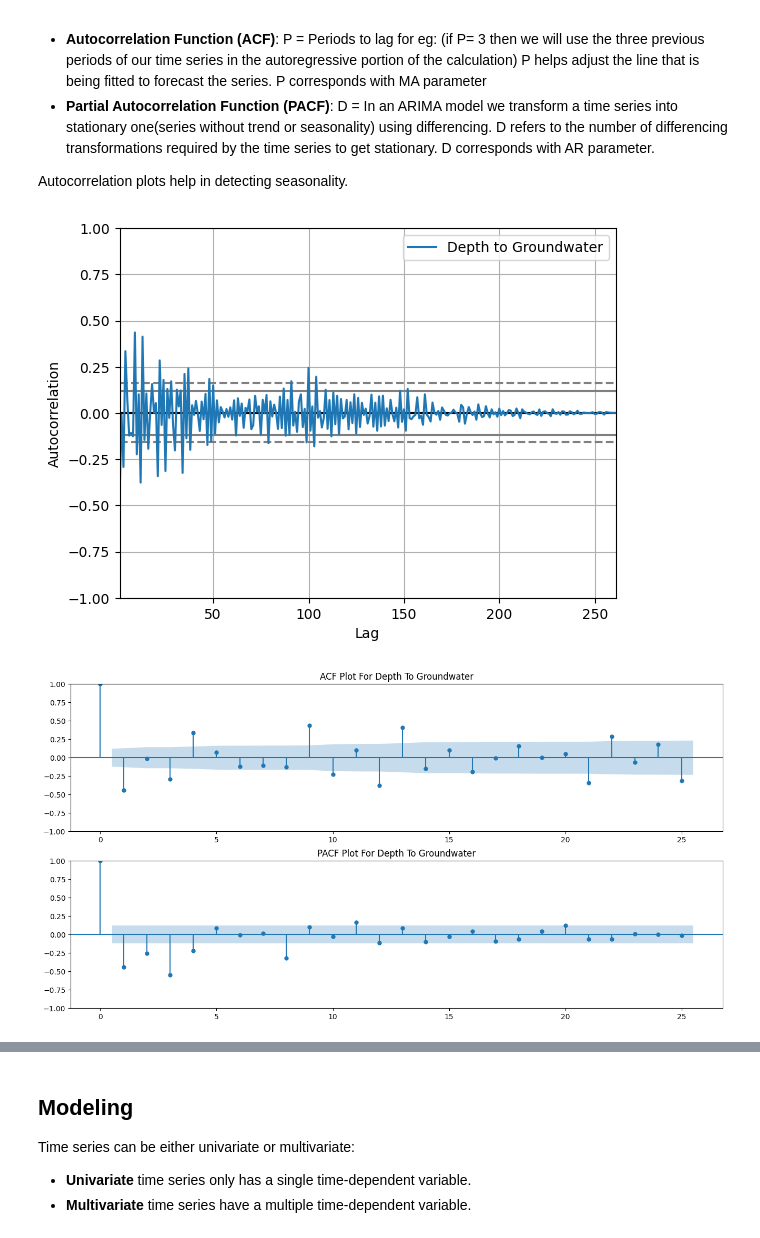
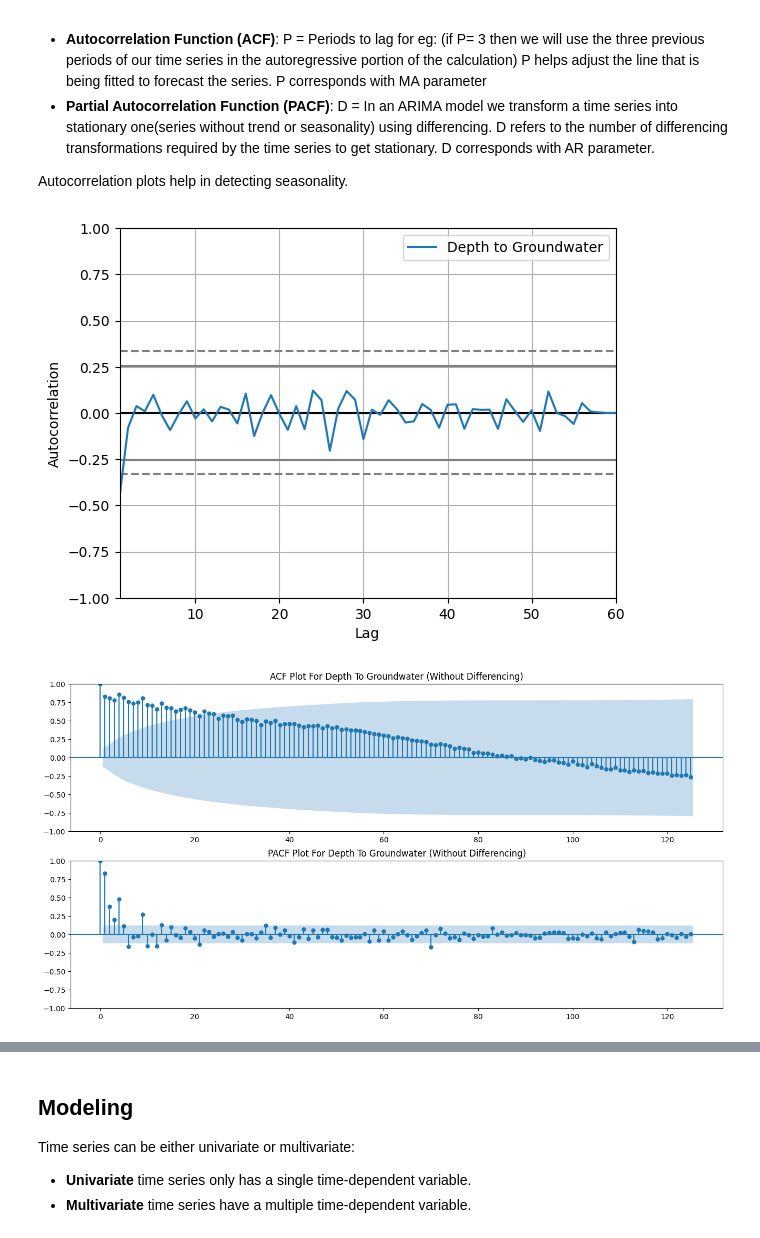
Before and after one commit to thisishasan/bigdata_mod_b, a Jupyter notebook: code.ipynb, the cells around one changed output, grey strips where cells are left out. Drawn from its saved outputs; the diff is of its cells as text; code cells hidden in the pictures.

```diff
--- a/code.ipynb
+++ b/code.ipynb
@@ -539,19 +539,19 @@ Autocorrelation plots help in detecting seasonality.
 # %%
 from pandas.plotting import autocorrelation_plot
 
-autocorrelation_plot(df['depth_to_groundwater_diff_1'], label='Depth to Groundwater')
+autocorrelation_plot(df['depth_to_groundwater_diff_1'].iloc[:60], label='Depth to Groundwater')
 plt.show()
 # %% [output]
-[figure, old version]
+[figure, new version]
 # %%
 from statsmodels.graphics.tsaplots import plot_acf
 from statsmodels.graphics.tsaplots import plot_pacf
 
-f, ax = plt.subplots(nrows=2, ncols=1, figsize=(16, 8), label = "aaaa")
+f, ax = plt.subplots(nrows=2, ncols=1, figsize=(16, 8))
 
-plot_acf(df['depth_to_groundwater_diff_1'],  ax=ax[0], title="ACF Plot For Depth To Groundwater")
-plot_pacf(df['depth_to_groundwater_diff_1'], ax=ax[1], title="PACF Plot For Depth To Groundwater")
+plot_acf(df['depth_to_groundwater'], lags=125, ax=ax[0], title="ACF Plot For Depth To Groundwater (Without Differencing)")
+plot_pacf(df['depth_to_groundwater'], lags=125, ax=ax[1], title="PACF Plot For Depth To Groundwater (Without Differencing)")
 
 plt.show()
 # %% [output]
-[figure, old version]
+[figure, new version]
```
Also changed, not shown: parts of 2 cells of this notebook.
